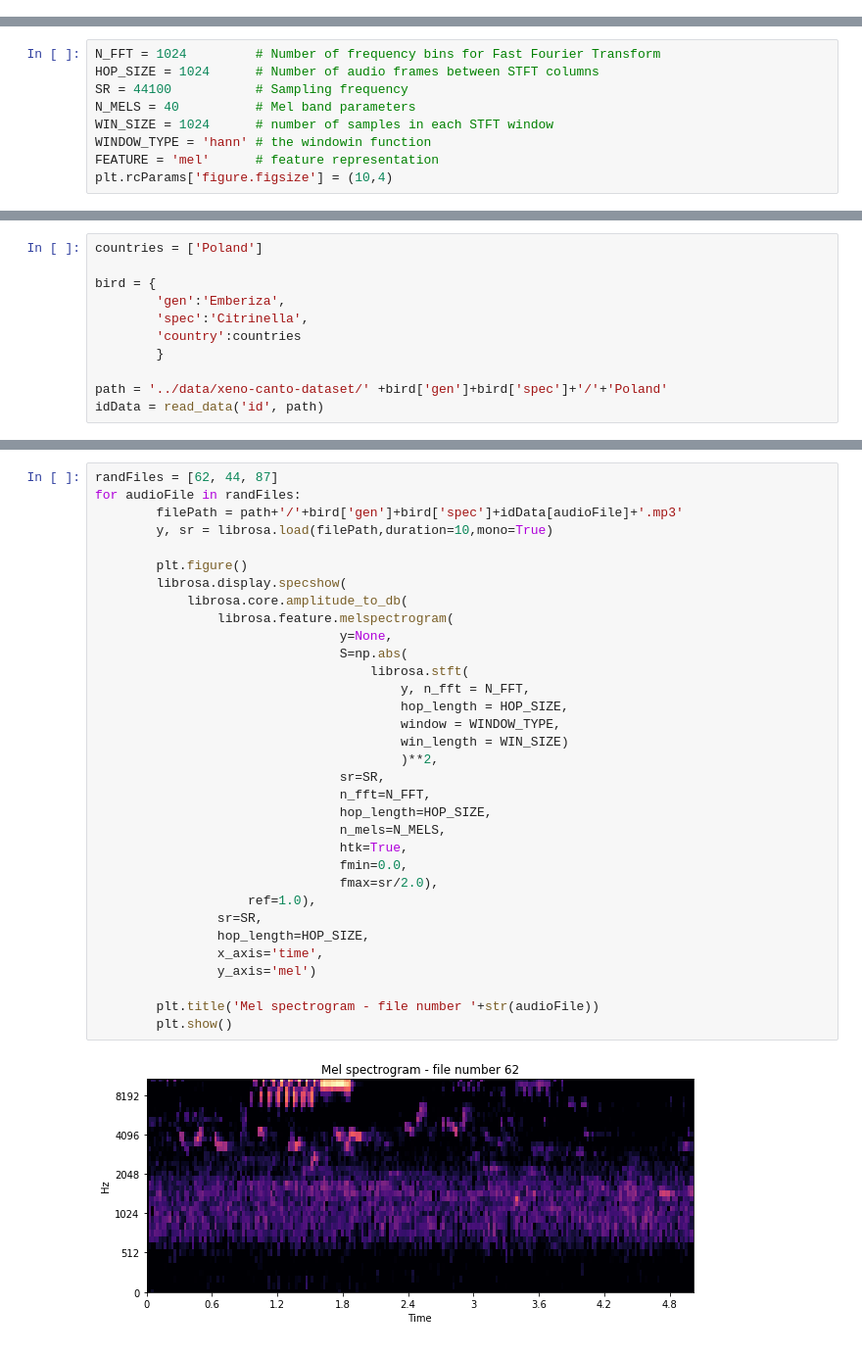
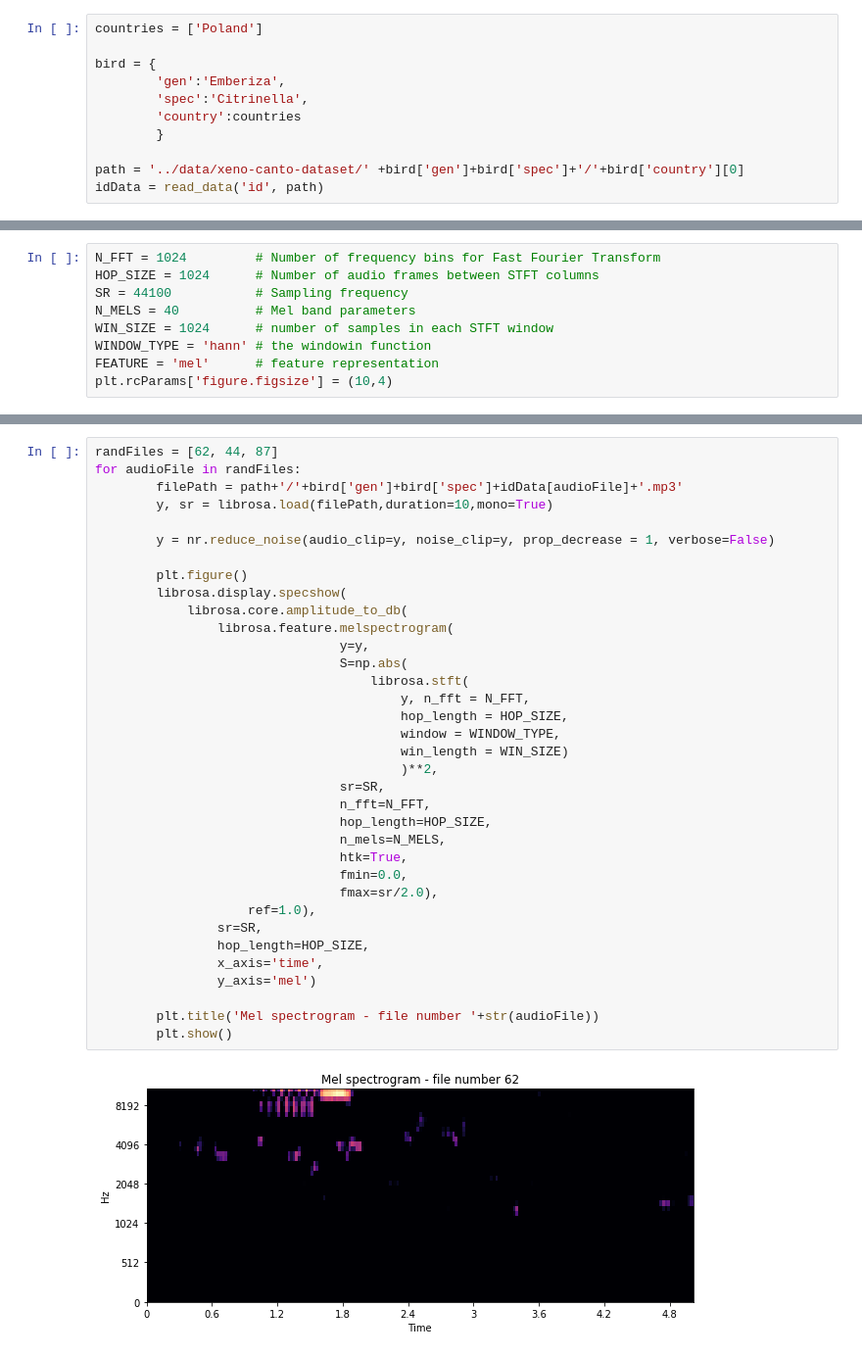
Before and after one commit to wimlds-trojmiasto/birds, a Jupyter notebook: notebooks/MK_spectograms.ipynb, the cells around one changed output, grey strips where cells are left out. Shown at 98% size. Saved outputs shown, nothing was run; the diff lists cells and outputs as text.

Commit message:
adding noise reduction

```diff
--- a/notebooks/MK_spectograms.ipynb
+++ b/notebooks/MK_spectograms.ipynb
@@ -12,3 +15,14 @@ from statistics import mean, median
+# %%
+countries = ['Poland']
+
+bird = {
+        'gen':'Emberiza',
+        'spec':'Citrinella',
+        'country':countries
+        }
+
+path = '../data/xeno-canto-dataset/' +bird['gen']+bird['spec']+'/'+bird['country'][0]
+idData = read_data('id', path)
 # %% [markdown]
 ## Configuration of mel spectograms
 # %%
@@ -25,12 +37 @@ plt.rcParams['figure.figsize'] = (10,4)
-# %%
-countries = ['Poland']
-
-bird = {
-        'gen':'Emberiza',
-        'spec':'Citrinella',
-        'country':countries
-        }
-
-path = '../data/xeno-canto-dataset/' +bird['gen']+bird['spec']+'/'+'Poland'
-idData = read_data('id', path)
 # %% [markdown]
@@ -41,32 +42,34 @@ for audioFile in randFiles:
         filePath = path+'/'+bird['gen']+bird['spec']+idData[audioFile]+'.mp3'
         y, sr = librosa.load(filePath,duration=10,mono=True)
 
+        y = nr.reduce_noise(audio_clip=y, noise_clip=y, prop_decrease = 1, verbose=False)
+
         plt.figure()
         librosa.display.specshow(
             librosa.core.amplitude_to_db(
                 librosa.feature.melspectrogram(
-                                y=None,
+                                y=y,
                                 S=np.abs(
                                     librosa.stft(
                                         y, n_fft = N_FFT,
                                         hop_length = HOP_SIZE,
                                         window = WINDOW_TYPE,
                                         win_length = WIN_SIZE)
                                         )**2,
                                 sr=SR,
                                 n_fft=N_FFT,
                                 hop_length=HOP_SIZE,
                                 n_mels=N_MELS,
                                 htk=True,
                                 fmin=0.0,
                                 fmax=sr/2.0),
                     ref=1.0),
                 sr=SR,
                 hop_length=HOP_SIZE,
                 x_axis='time',
                 y_axis='mel')
 
         plt.title('Mel spectrogram - file number '+str(audioFile))
         plt.show()
 # %% [output]
-[figure, old version]
+[figure, new version]
```
Also changed, not shown: parts of 5 cells of this notebook.
